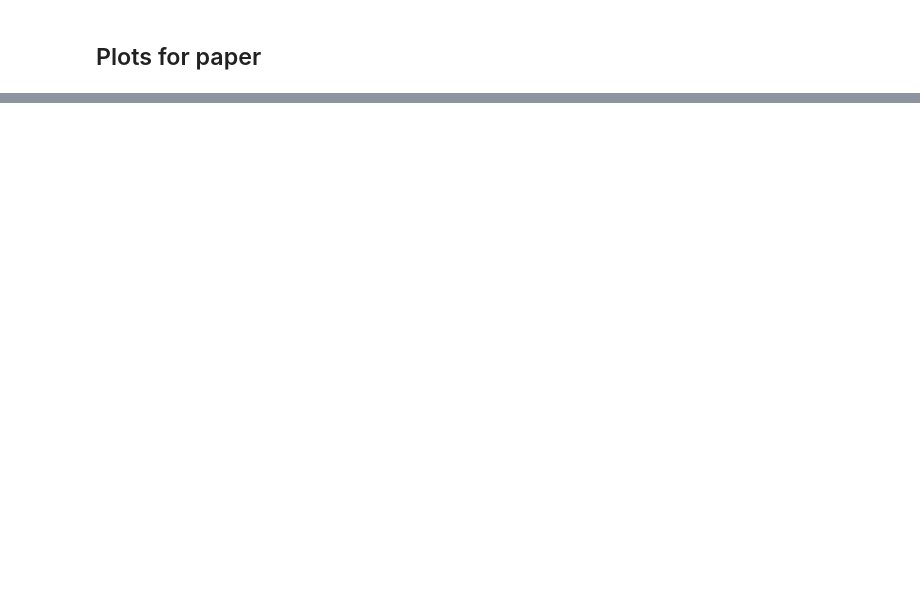
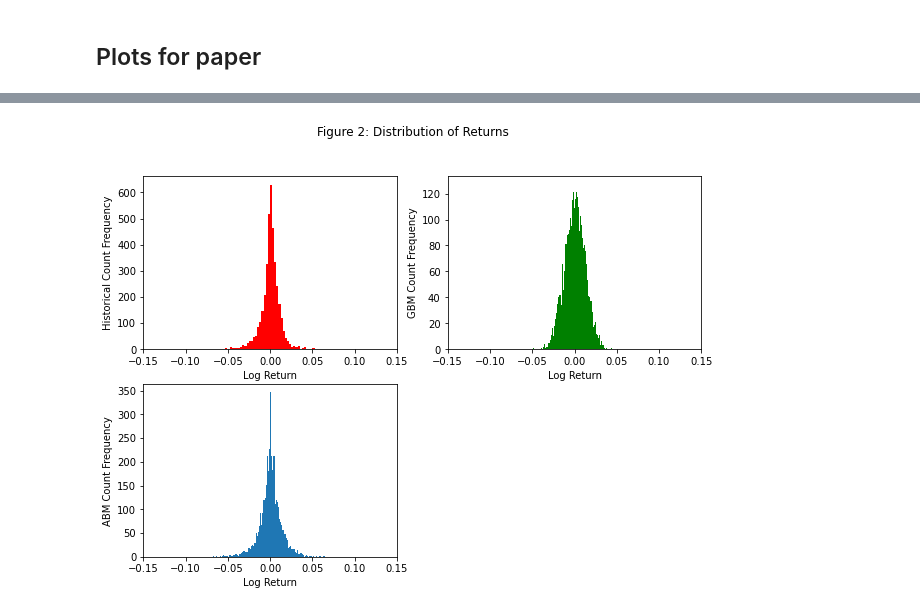
Before and after one commit to ssie-projects/ssie523-abm-markets, a Jupyter notebook: research/MarketABM.ipynb, the cells around one changed output, grey strips where cells are left out. Saved outputs shown, nothing was run; the diff lists cells and outputs as text; code cells hidden in the pictures; blank space fills up the shorter version.

```diff
--- a/research/MarketABM.ipynb
+++ b/research/MarketABM.ipynb
@@ -690,0 +696,28 @@ show()
+# %%
+# Plot histogram of all three
+
+plt.figure(figsize=[10,7])
+plt.subplot(2, 2, 1)
+plt.hist(r_hist, bins=100, color='red')
+plt.ylabel('Historical Count Frequency')
+plt.xlabel('Log Return')
+plt.xlim(-0.15, 0.15)
+
+plt.subplot(2, 2, 2)
+plt.hist(r_gbm, bins=100, color='green')
+plt.ylabel('GBM Count Frequency')
+plt.xlabel('Log Return')
+plt.xlim(-0.15, 0.15)
+
+plt.subplot(2, 2, 3)
+plt.hist(r_abm, bins=100)
+plt.ylabel('ABM Count Frequency')
+plt.xlabel('Log Return')
+plt.xlim(-0.15, 0.15)
+
+plt.suptitle('Figure 2: Distribution of Returns')
+plt.savefig('return_hist.png', dpi=300)
+
+plt.show()
+# %% [output]
+[figure, added]
```
Also changed, not shown: parts of 13 cells of this notebook, 4 other files.
